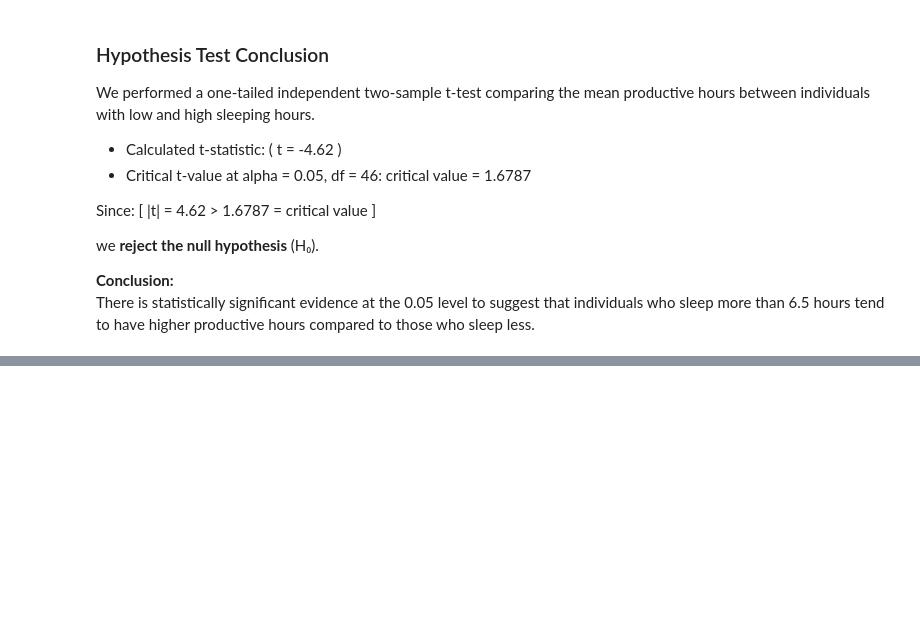
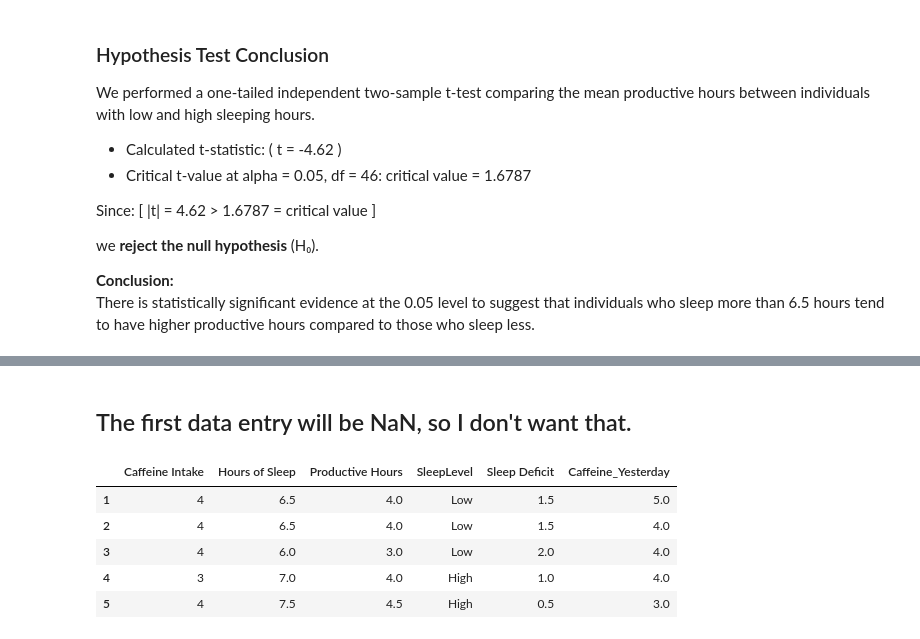
Before and after one commit to emrecavus1/Emre-Cavus-DSA-210-Project, a Jupyter notebook: DSA 210 Project.ipynb, the cells around one changed output, grey strips where cells are left out. Saved outputs shown, nothing was run; the diff lists cells and outputs as text; code cells hidden in the pictures; blank space fills up the shorter version.

```diff
--- a/DSA 210 Project.ipynb
+++ b/DSA 210 Project.ipynb
@@ -283,0 +302,2 @@ There is statistically significant evidence at the 0.05 level to suggest that in
+# %% [markdown]
+## The first data entry will be NaN, so I don't want that.
@@ -283,0 +306,9 @@ There is statistically significant evidence at the 0.05 level to suggest that in
+# %%
+numeric_data.head()
+# %% [output]
+|  | Caffeine Intake | Hours of Sleep | Productive Hours | SleepLevel | Sleep Deficit | Caffeine_Yesterday |
+| 1 | 4 | 6.5 | 4.0 | Low | 1.5 | 5.0 |
+| 2 | 4 | 6.5 | 4.0 | Low | 1.5 | 4.0 |
+| 3 | 4 | 6.0 | 3.0 | Low | 2.0 | 4.0 |
+| 4 | 3 | 7.0 | 4.0 | High | 1.0 | 4.0 |
+| 5 | 4 | 7.5 | 4.5 | High | 0.5 | 3.0 |
```
Also changed, not shown: parts of 22 cells of this notebook.
